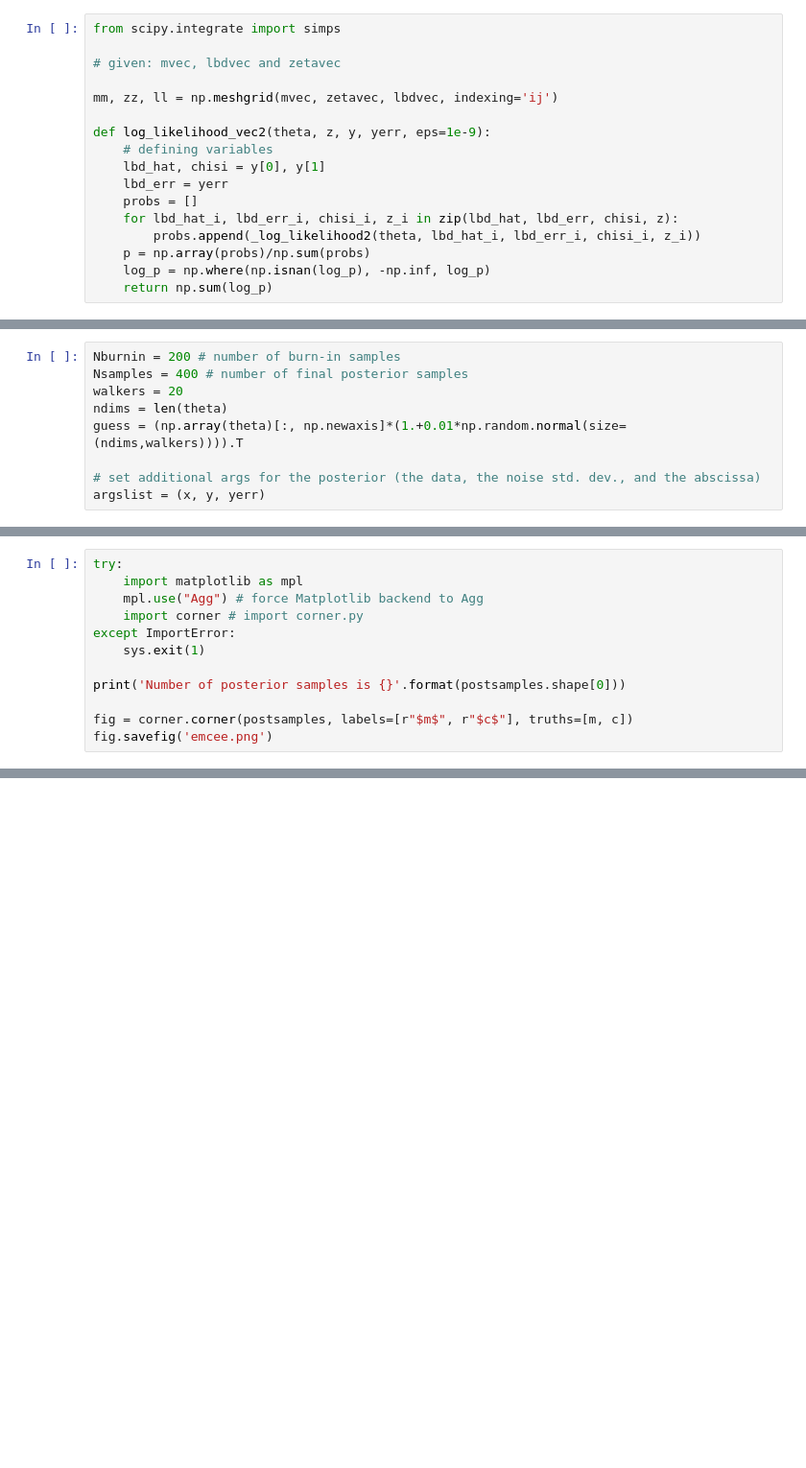
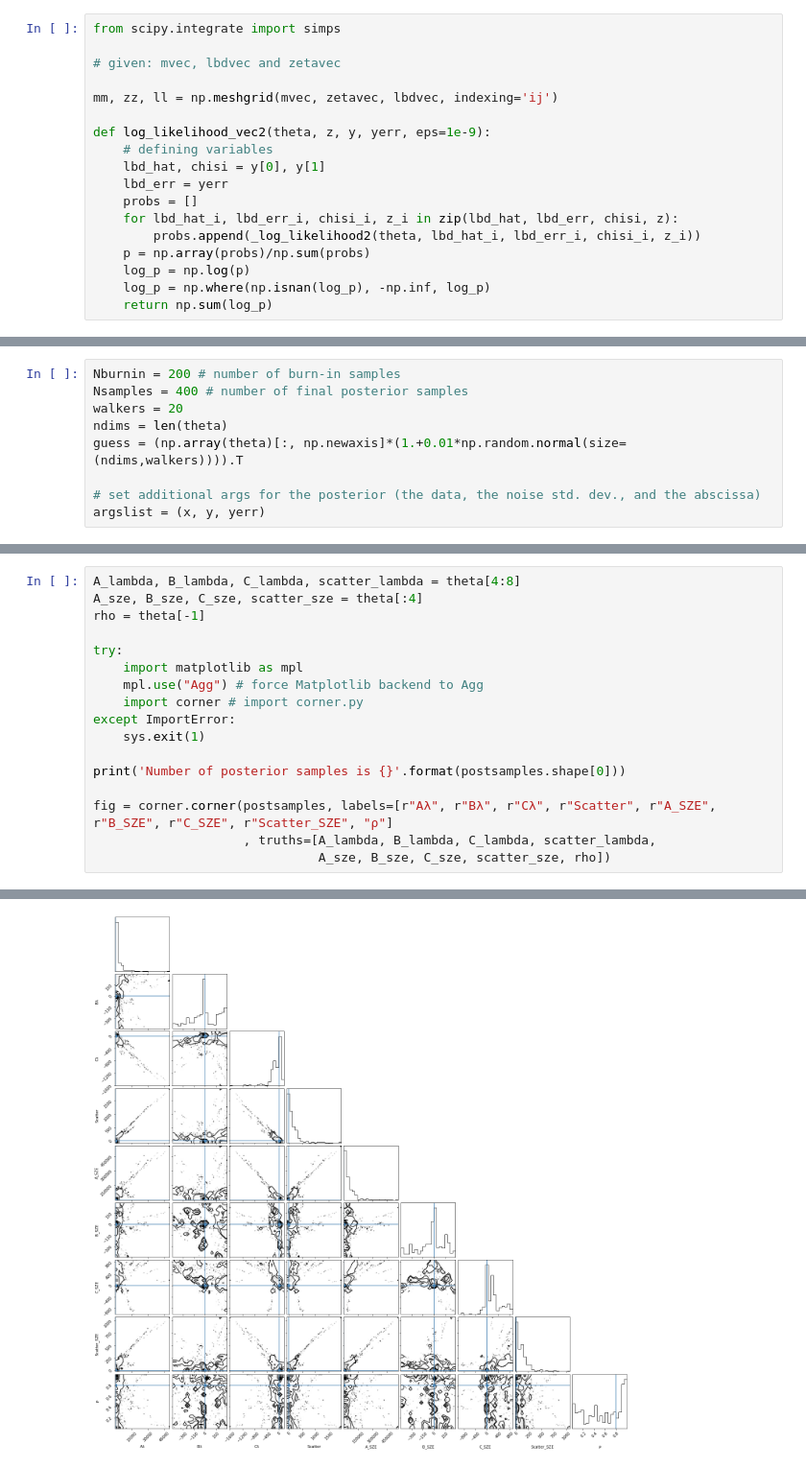
Before and after one commit to allenpinjic/mustar-project, a Jupyter notebook: notebook/SPT_ModelV2.ipynb, the cells around one changed output, grey strips where cells are left out. Shown at 96% size. Cells and saved outputs as stored; diff of their text form; blank space fills up the shorter version.

Commit message:
Generated corner.py plot

```diff
--- a/notebook/SPT_ModelV2.ipynb
+++ b/notebook/SPT_ModelV2.ipynb
@@ -152,6 +152,7 @@ def log_likelihood_vec2(theta, z, y, yerr, eps=1e-9):
     for lbd_hat_i, lbd_err_i, chisi_i, z_i in zip(lbd_hat, lbd_err, chisi, z):
         probs.append(_log_likelihood2(theta, lbd_hat_i, lbd_err_i, chisi_i, z_i))
     p = np.array(probs)/np.sum(probs)
+    log_p = np.log(p)
     log_p = np.where(np.isnan(log_p), -np.inf, log_p)
     return np.sum(log_p)
 # %%
@@ -395,4 +369,8 @@ UnboundLocalError: local variable 'log_p' referenced before assignment
 # %%
+A_lambda, B_lambda, C_lambda, scatter_lambda = theta[4:8]
+A_sze, B_sze, C_sze, scatter_sze = theta[:4]
+rho = theta[-1]
+
 try:
     import matplotlib as mpl
     mpl.use("Agg") # force Matplotlib backend to Agg
@@ -402,5 +380,7 @@ except ImportError:
 
 print('Number of posterior samples is {}'.format(postsamples.shape[0]))
 
-fig = corner.corner(postsamples, labels=[r"$m$", r"$c$"], truths=[m, c])
-fig.savefig('emcee.png')
+fig = corner.corner(postsamples, labels=[r"Aλ", r"Bλ", r"Cλ", r"Scatter", r"A_SZE", r"B_SZE", r"C_SZE", r"Scatter_SZE", "ρ"]
+                    , truths=[A_lambda, B_lambda, C_lambda, scatter_lambda,
+                              A_sze, B_sze, C_sze, scatter_sze, rho])
+# %% [output]
@@ -406,0 +397 @@ fig.savefig('emcee.png')
+[figure, added]
```
Also changed, not shown: parts of 2 cells of this notebook.
